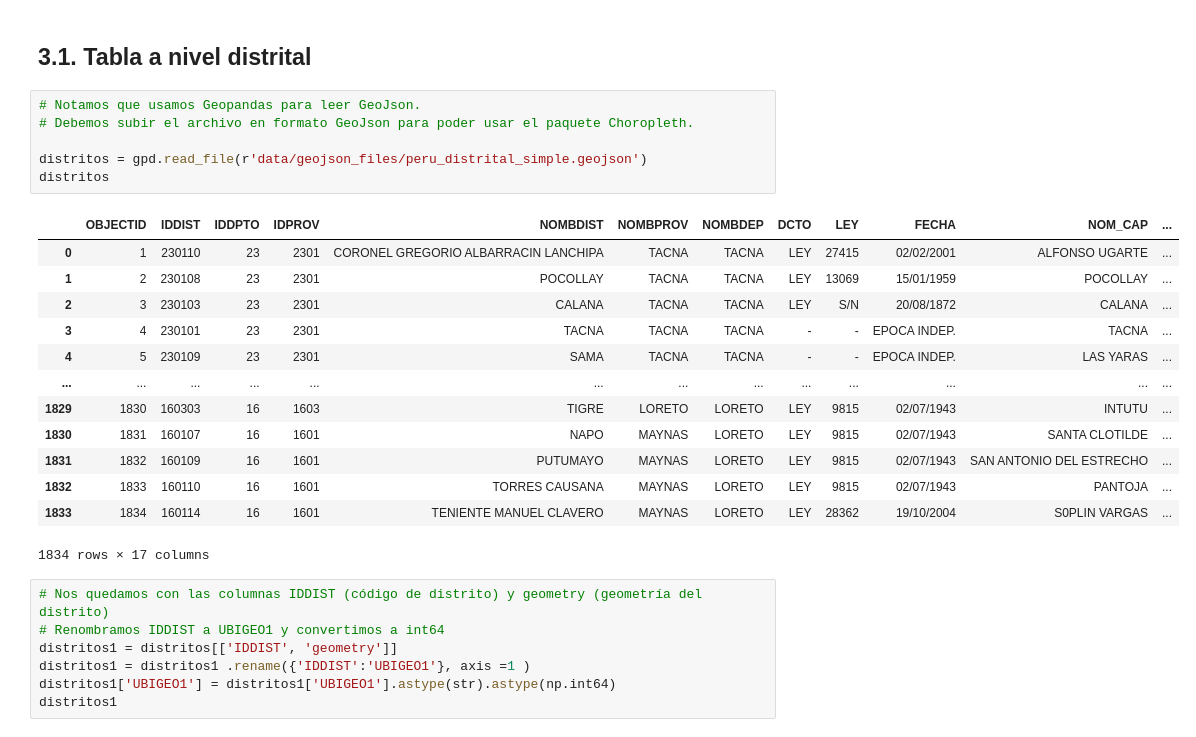
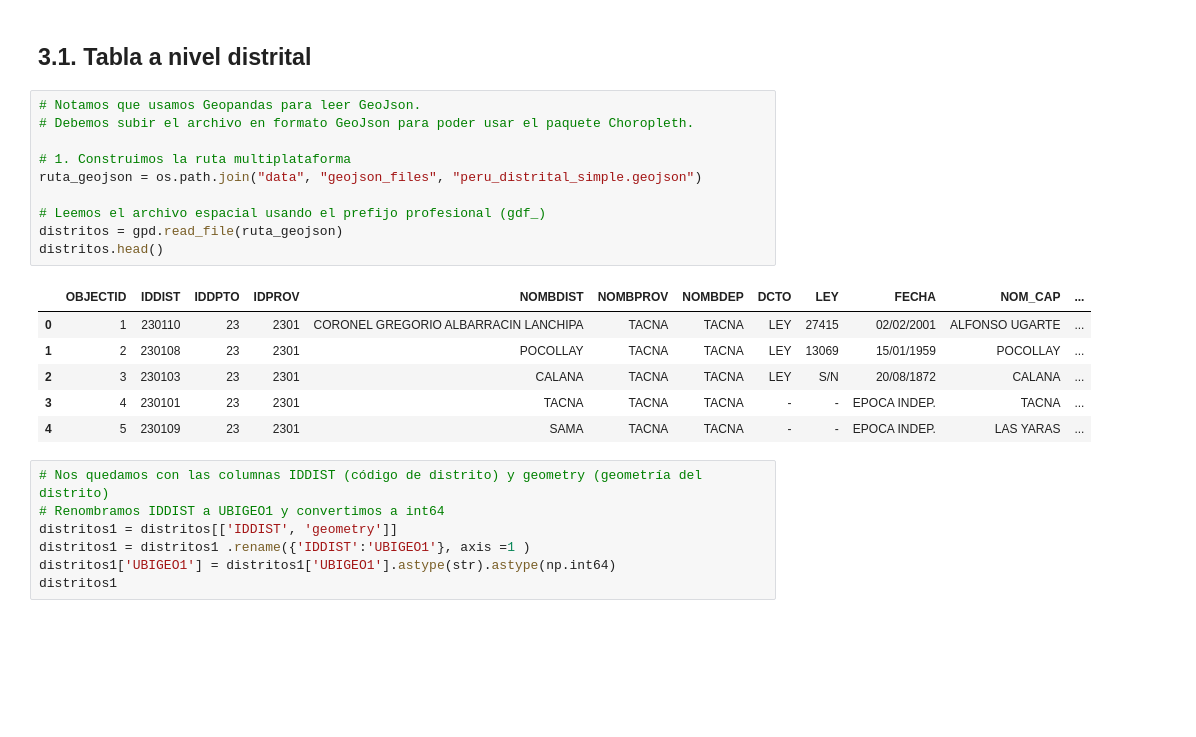
Before and after one commit to ulisesrodas/Python-for-DataScience, a Jupyter notebook: 9. Folium.ipynb, the cells around one changed output. Drawn from its saved outputs; the diff is of its cells as text; blank space fills up the shorter version.

Commit message:
import os.path

```diff
--- a/9. Folium.ipynb
+++ b/9. Folium.ipynb
@@ -246,23 +258,20 @@ a
 # %%
 # Notamos que usamos Geopandas para leer GeoJson.
 # Debemos subir el archivo en formato GeoJson para poder usar el paquete Choropleth.
 
-distritos = gpd.read_file(r'data/geojson_files/peru_distrital_simple.geojson')
-distritos
+# 1. Construimos la ruta multiplataforma
+ruta_geojson = os.path.join("data", "geojson_files", "peru_distrital_simple.geojson")
+
+# Leemos el archivo espacial usando el prefijo profesional (gdf_)
+distritos = gpd.read_file(ruta_geojson)
+distritos.head()
 # %% [output]
 |  | OBJECTID | IDDIST | IDDPTO | IDPROV | NOMBDIST | NOMBPROV | NOMBDEP | DCTO | LEY | FECHA | NOM_CAP | ... |
 | 0 | 1 | 230110 | 23 | 2301 | CORONEL GREGORIO ALBARRACIN LANCHIPA | TACNA | TACNA | LEY | 27415 | 02/02/2001 | ALFONSO UGARTE | ... |
 | 1 | 2 | 230108 | 23 | 2301 | POCOLLAY | TACNA | TACNA | LEY | 13069 | 15/01/1959 | POCOLLAY | ... |
 | 2 | 3 | 230103 | 23 | 2301 | CALANA | TACNA | TACNA | LEY | S/N | 20/08/1872 | CALANA | ... |
 | 3 | 4 | 230101 | 23 | 2301 | TACNA | TACNA | TACNA | - | - | EPOCA INDEP. | TACNA | ... |
 | 4 | 5 | 230109 | 23 | 2301 | SAMA | TACNA | TACNA | - | - | EPOCA INDEP. | LAS YARAS | ... |
-| ... | ... | ... | ... | ... | ... | ... | ... | ... | ... | ... | ... | ... |
-| 1829 | 1830 | 160303 | 16 | 1603 | TIGRE | LORETO | LORETO | LEY | 9815 | 02/07/1943 | INTUTU | ... |
-| 1830 | 1831 | 160107 | 16 | 1601 | NAPO | MAYNAS | LORETO | LEY | 9815 | 02/07/1943 | SANTA CLOTILDE | ... |
-| 1831 | 1832 | 160109 | 16 | 1601 | PUTUMAYO | MAYNAS | LORETO | LEY | 9815 | 02/07/1943 | SAN ANTONIO DEL ESTRECHO | ... |
-| 1832 | 1833 | 160110 | 16 | 1601 | TORRES CAUSANA | MAYNAS | LORETO | LEY | 9815 | 02/07/1943 | PANTOJA | ... |
-| 1833 | 1834 | 160114 | 16 | 1601 | TENIENTE MANUEL CLAVERO | MAYNAS | LORETO | LEY | 28362 | 19/10/2004 | S0PLIN VARGAS | ... |
-1834 rows × 17 columns
 # %%
 # Nos quedamos con las columnas IDDIST (código de distrito) y geometry (geometría del distrito)
 # Renombramos IDDIST a UBIGEO1 y convertimos a int64
```
Also changed, not shown: parts of 12 cells of this notebook, 1 other file.
